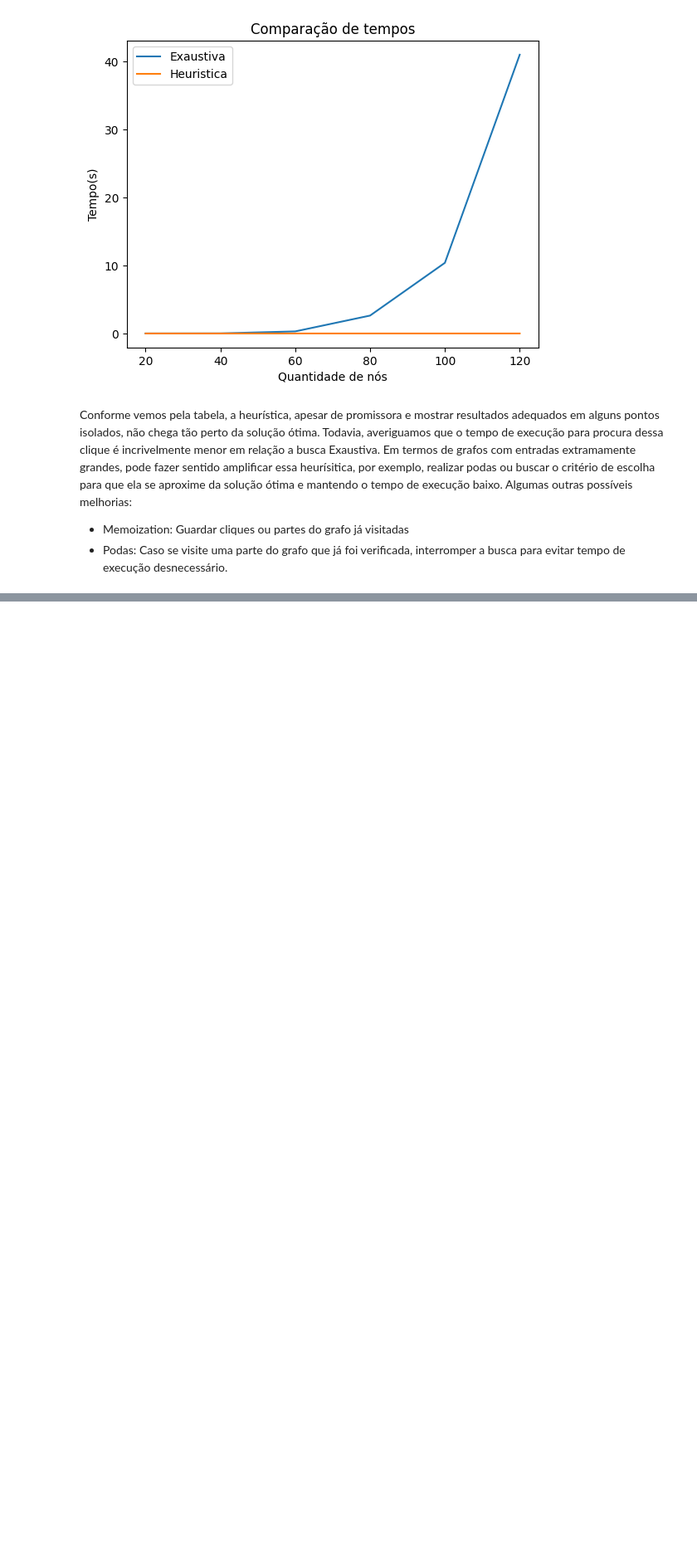
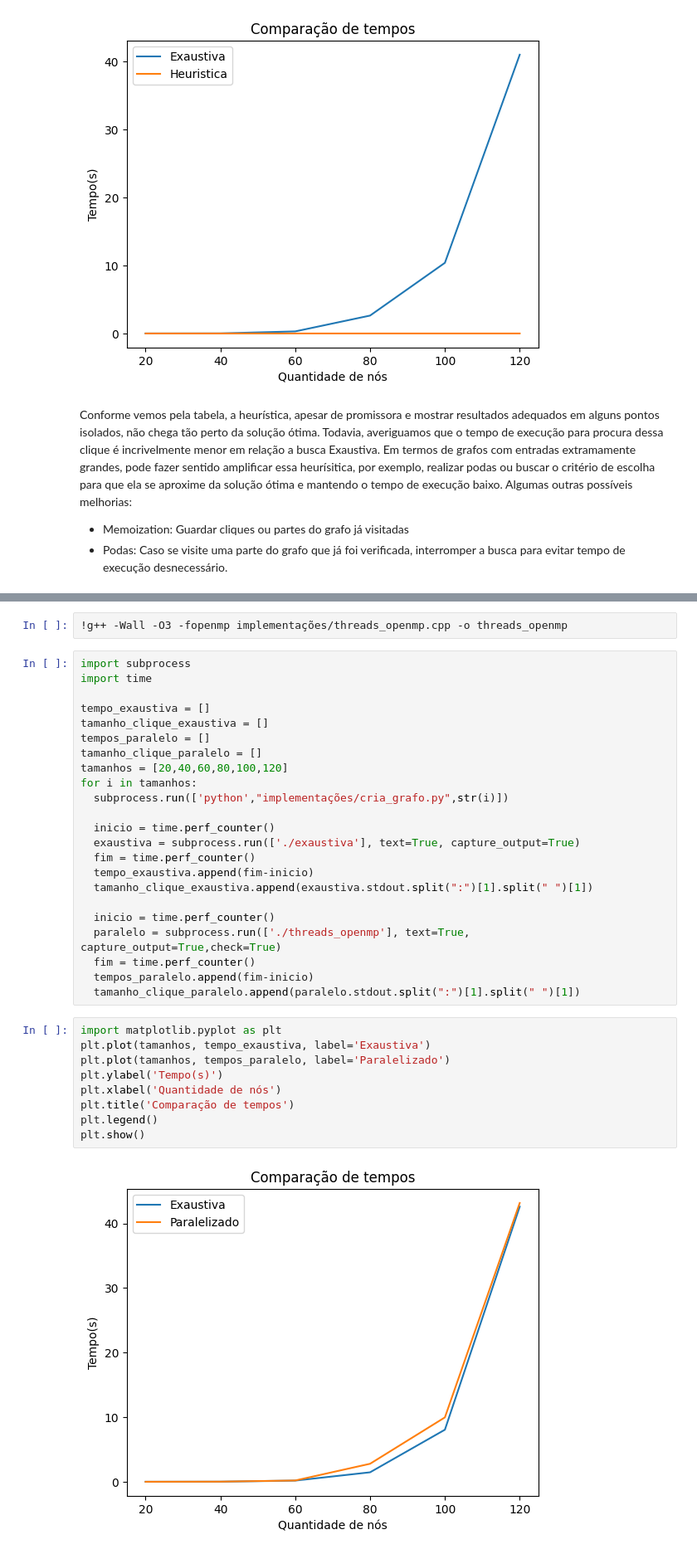
Before and after one commit to niveaabreu/Graph-Maximal-Clique, a Jupyter notebook: Relatorio.ipynb, the cells around one changed output, grey strips where cells are left out. Shown at 83% size. Cells and saved outputs as stored; diff of their text form; blank space fills up the shorter version.

```diff
--- a/Relatorio.ipynb
+++ b/Relatorio.ipynb
@@ -488,0 +630,36 @@ Algumas outras possíveis melhorias:
+# %%
+!g++ -Wall -O3 -fopenmp implementações/threads_openmp.cpp -o threads_openmp
+# %%
+import subprocess
+import time
+
+tempo_exaustiva = []
+tamanho_clique_exaustiva = []
+tempos_paralelo = []
+tamanho_clique_paralelo = []
+tamanhos = [20,40,60,80,100,120]
+for i in tamanhos:
+  subprocess.run(['python',"implementações/cria_grafo.py",str(i)])
+
+  inicio = time.perf_counter()
+  exaustiva = subprocess.run(['./exaustiva'], text=True, capture_output=True)
+  fim = time.perf_counter()
+  tempo_exaustiva.append(fim-inicio)
+  tamanho_clique_exaustiva.append(exaustiva.stdout.split(":")[1].split(" ")[1])
+
+  inicio = time.perf_counter()
+  paralelo = subprocess.run(['./threads_openmp'], text=True, capture_output=True,check=True)
+  fim = time.perf_counter()
+  tempos_paralelo.append(fim-inicio)
+  tamanho_clique_paralelo.append(paralelo.stdout.split(":")[1].split(" ")[1])
+# %%
+import matplotlib.pyplot as plt
+plt.plot(tamanhos, tempo_exaustiva, label='Exaustiva')
+plt.plot(tamanhos, tempos_paralelo, label='Paralelizado')
+plt.ylabel('Tempo(s)')
+plt.xlabel('Quantidade de nós')
+plt.title('Comparação de tempos')
+plt.legend()
+plt.show()
+# %% [output]
+[figure, added]
```
Also changed, not shown: parts of 4 cells of this notebook.
